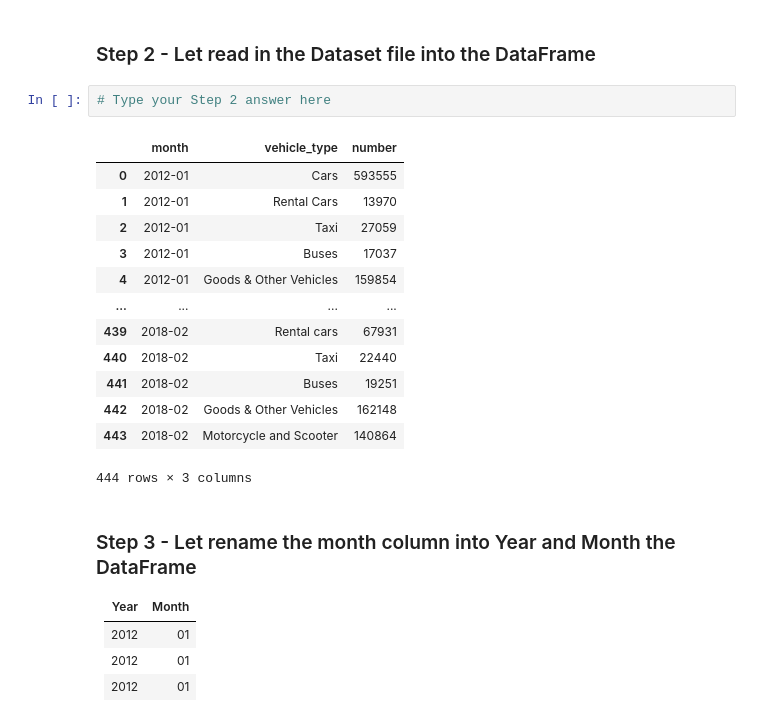
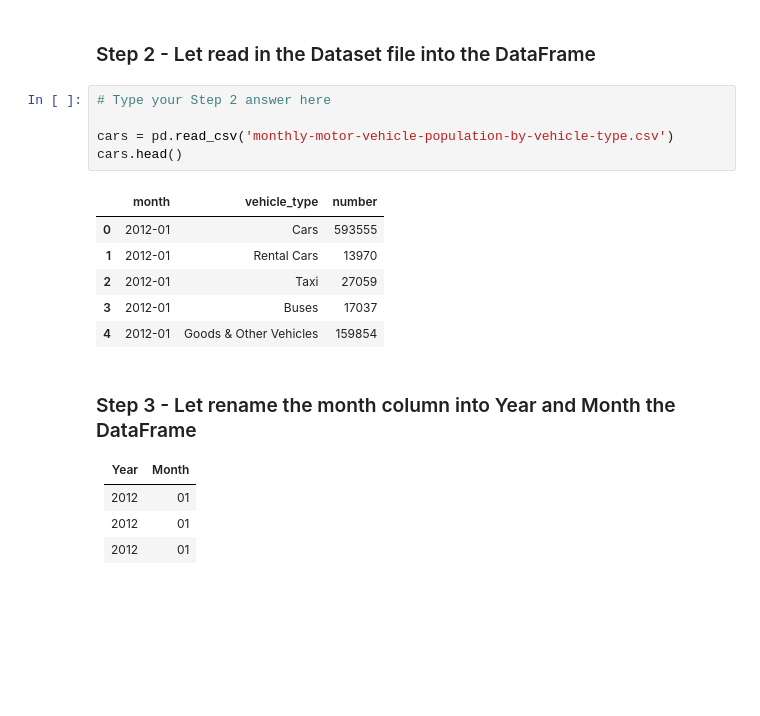
Before and after one commit to wongwenbing/Y2S2, a Jupyter notebook: Programming for Data Science/EDA/Lab_07_Q2_StudentCopy.ipynb, the cells around one changed output. Cells and saved outputs as stored; diff of their text form; blank space fills up the shorter version.

```diff
--- a/Programming for Data Science/EDA/Lab_07_Q2_StudentCopy.ipynb
+++ b/Programming for Data Science/EDA/Lab_07_Q2_StudentCopy.ipynb
@@ -43,20 +23,16 @@ ValueError: numpy.dtype size changed, may indicate binary incompatibility. Expec
 ### Step 2 - Let read in the Dataset file into the DataFrame
 # %%
 # Type your Step 2 answer here
+
+cars = pd.read_csv('monthly-motor-vehicle-population-by-vehicle-type.csv')
+cars.head()
 # %% [output]
 |  | month | vehicle_type | number |
 | 0 | 2012-01 | Cars | 593555 |
 | 1 | 2012-01 | Rental Cars | 13970 |
 | 2 | 2012-01 | Taxi | 27059 |
 | 3 | 2012-01 | Buses | 17037 |
 | 4 | 2012-01 | Goods & Other Vehicles | 159854 |
-| ... | ... | ... | ... |
-| 439 | 2018-02 | Rental cars | 67931 |
-| 440 | 2018-02 | Taxi | 22440 |
-| 441 | 2018-02 | Buses | 19251 |
-| 442 | 2018-02 | Goods & Other Vehicles | 162148 |
-| 443 | 2018-02 | Motorcycle and Scooter | 140864 |
-444 rows × 3 columns
 # %% [markdown]
 ### Step 3 - Let rename the month column into Year and Month the DataFrame
 |   Year  | Month |
```
Also changed, not shown: parts of 2 cells of this notebook, 4 other files.
